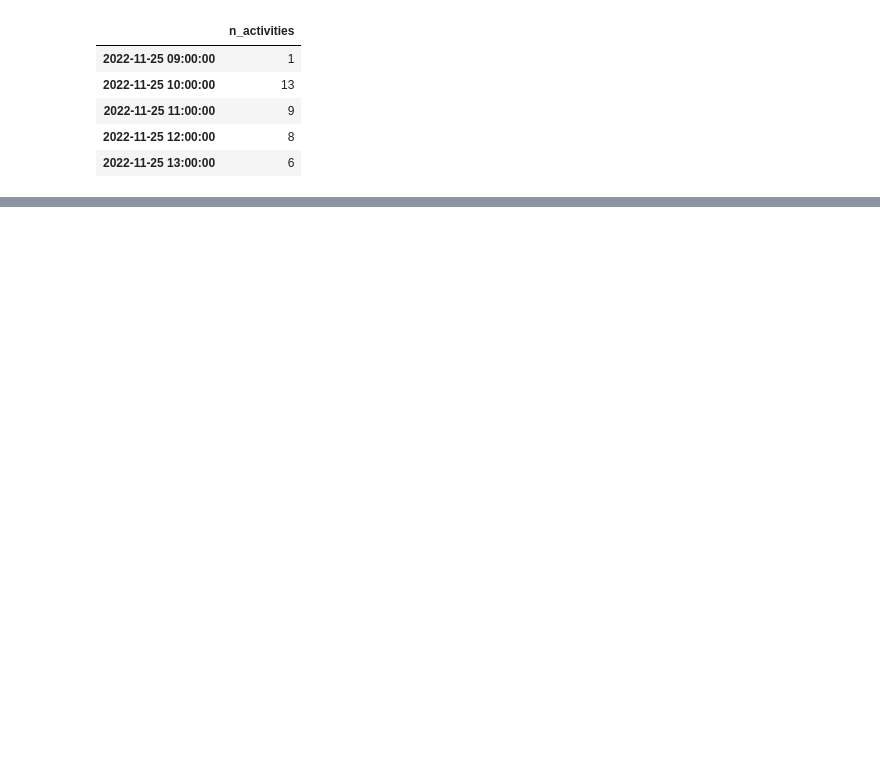
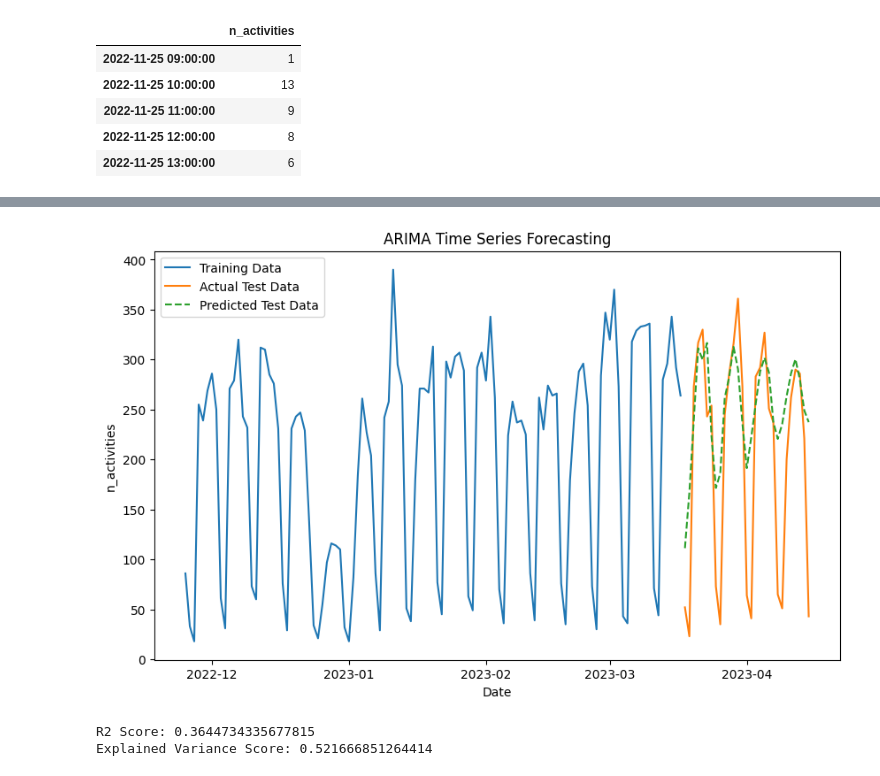
Before and after one commit to uhourri/GH-Bots-API, a Jupyter notebook: code/Time series forcasting.ipynb, the cells around one changed output, grey strips where cells are left out. Cells and saved outputs as stored; diff of their text form; code cells hidden in the pictures; blank space fills up the shorter version.

Commit message:
Time series forcasting using ARIMA (+0.94 in score)

```diff
--- a/code/Time series forcasting.ipynb
+++ b/code/Time series forcasting.ipynb
@@ -218,0 +211,11 @@ plt.tight_layout()
+# %%
+# Get the data of the top contributor 'sourcegraph-bot' to test time series decomposition method
+temp = (
+    activities_by_day[activities_by_day['contributor'] == 'sourcegraph-bot']
+    .drop(['contributor'], axis=1)
+    .reset_index(drop=True)
+    .set_index('date', drop=True)
+    .asfreq('D')
+)
+temp.index.name = None
+temp.head()
@@ -218,0 +231,33 @@ plt.tight_layout()
+# %%
+# Split the data into training and test sets (last 20% as test)
+train_size = int(len(temp) * 0.8)
+train_data, test_data = temp.iloc[:train_size], temp.iloc[train_size:]
+
+# Train the ARIMA model
+order = (5, 2, 1)  # You may need to adjust the order based on the characteristics of your data
+model = ARIMA(train_data, order=order)
+fit_model = model.fit()
+
+# Make predictions on the test set
+predictions = fit_model.forecast(steps=len(test_data))
+
+# Visualize the results using Seaborn
+plt.figure(figsize=(10, 6))
+plt.plot(train_data, label='Training Data')
+plt.plot(test_data, label='Actual Test Data')
+plt.plot(test_data.index, predictions, label='Predicted Test Data', linestyle='dashed')
+
+plt.title('ARIMA Time Series Forecasting')
+plt.xlabel('Date')
+plt.ylabel('n_activities')
+plt.legend()
+plt.show()
+# %% [output]
+[figure, added]
+# %%
+# Calculate R-squared (R2) and explained variance scores
+print('R2 Score:', r2_score(test_data, predictions))
+print('Explained Variance Score:', explained_variance_score(test_data, predictions))
+# %% [output]
+R2 Score: 0.3644734335677815
+Explained Variance Score: 0.521666851264414
```
Also changed, not shown: parts of 13 cells of this notebook.
